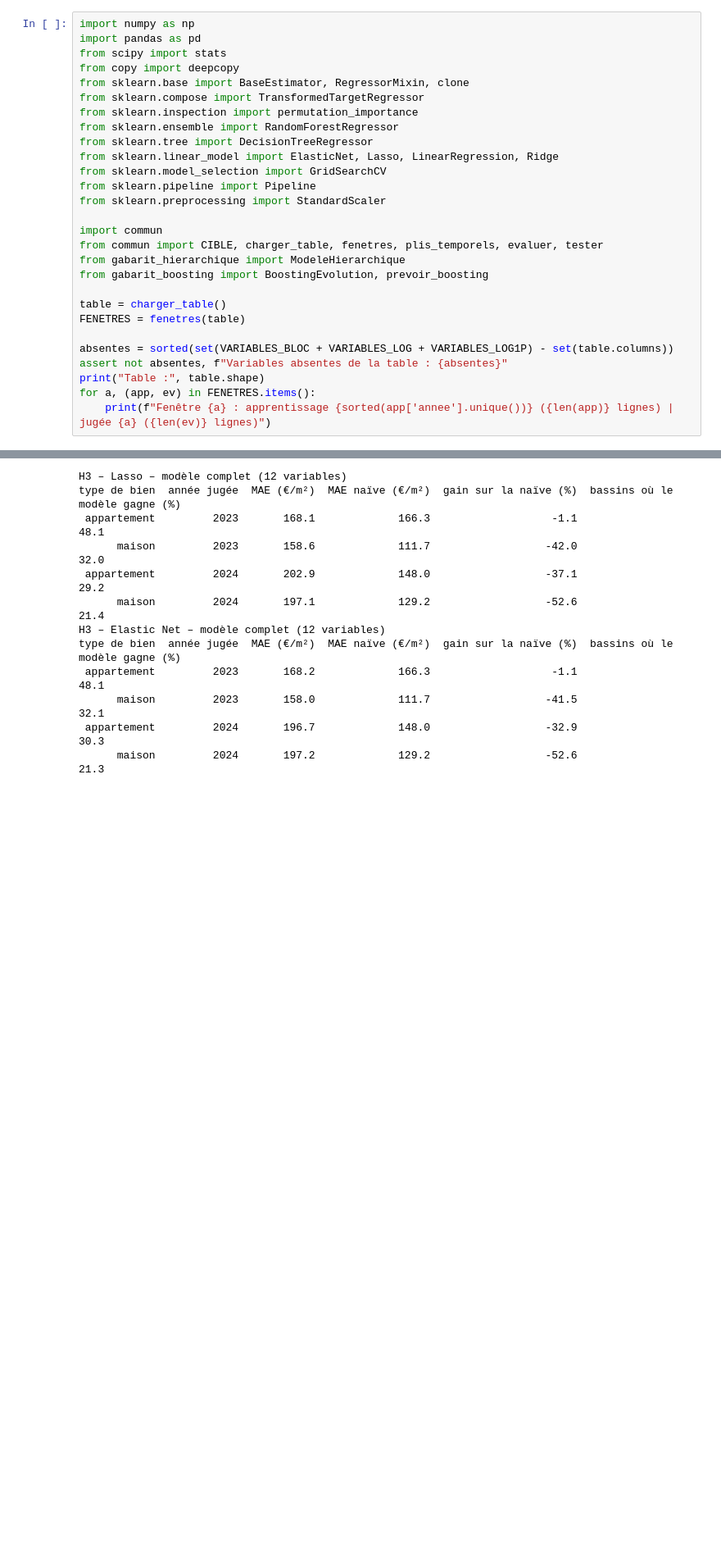
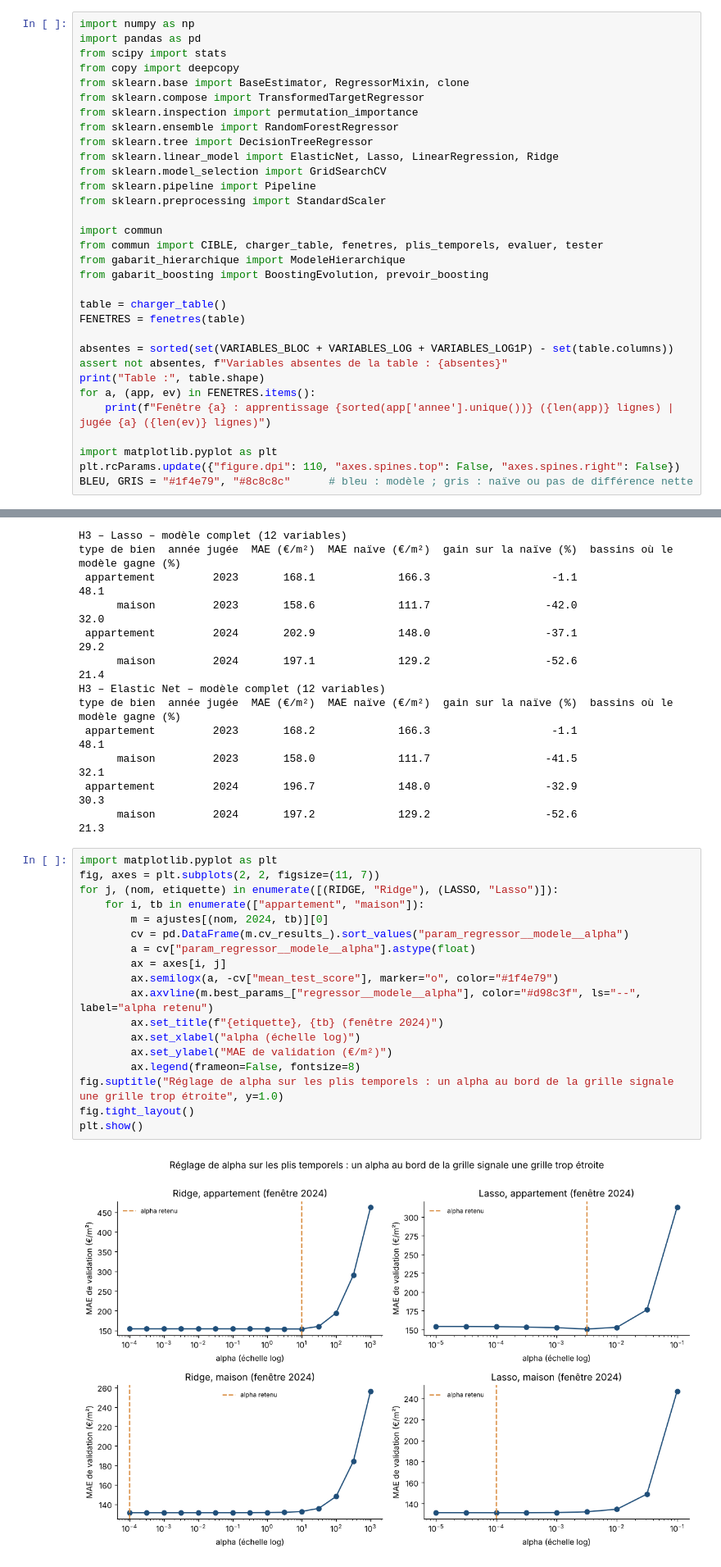
Before and after one commit to cecile-learns/projet_compagnon, a Jupyter notebook: 03_modelisation/H3_globale.ipynb, the cells around one changed output, grey strips where cells are left out. Shown at 82% size. Cells and saved outputs as stored; diff of their text form; blank space fills up the shorter version.

Commit message:
H3 globale : graphiques, test 2025, variables de l'audit

```diff
--- a/03_modelisation/H3_globale.ipynb
+++ b/03_modelisation/H3_globale.ipynb
@@ -76,6 +76,10 @@ assert not absentes, f"Variables absentes de la table : {absentes}"
 print("Table :", table.shape)
 for a, (app, ev) in FENETRES.items():
     print(f"Fenêtre {a} : apprentissage {sorted(app['annee'].unique())} ({len(app)} lignes) | jugée {a} ({len(ev)} lignes)")
+
+import matplotlib.pyplot as plt
+plt.rcParams.update({"figure.dpi": 110, "axes.spines.top": False, "axes.spines.right": False})
+BLEU, GRIS = "#1f4e79", "#8c8c8c"      # bleu : modèle ; gris : naïve ou pas de différence nette
 # %% [output]
 Table : (23489, 39)
 Fenêtre 2023 : apprentissage [np.int64(2020), np.int64(2021), np.int64(2022)] (7987 lignes) | jugée 2023 (2641 lignes)
@@ -364,6 +368,26 @@ type de bien  année jugée  MAE (€/m²)  MAE naïve (€/m²)  gain sur la na
       maison         2023       158.0             111.7                  -41.5                            32.1
  appartement         2024       196.7             148.0                  -32.9                            30.3
       maison         2024       197.2             129.2                  -52.6                            21.3
+# %%
+import matplotlib.pyplot as plt
+fig, axes = plt.subplots(2, 2, figsize=(11, 7))
+for j, (nom, etiquette) in enumerate([(RIDGE, "Ridge"), (LASSO, "Lasso")]):
+    for i, tb in enumerate(["appartement", "maison"]):
+        m = ajustes[(nom, 2024, tb)][0]
+        cv = pd.DataFrame(m.cv_results_).sort_values("param_regressor__modele__alpha")
+        a = cv["param_regressor__modele__alpha"].astype(float)
+        ax = axes[i, j]
+        ax.semilogx(a, -cv["mean_test_score"], marker="o", color="#1f4e79")
+        ax.axvline(m.best_params_["regressor__modele__alpha"], color="#d98c3f", ls="--", label="alpha retenu")
+        ax.set_title(f"{etiquette}, {tb} (fenêtre 2024)")
+        ax.set_xlabel("alpha (échelle log)")
+        ax.set_ylabel("MAE de validation (€/m²)")
+        ax.legend(frameon=False, fontsize=8)
+fig.suptitle("Réglage de alpha sur les plis temporels : un alpha au bord de la grille signale une grille trop étroite", y=1.0)
+fig.tight_layout()
+plt.show()
+# %% [output]
+[figure, added]
 # %% [markdown]
 ### 4.3 Variante : modèle complet + équipements (piste H3a), et régularisation sur le prix N-1 seul
 - **Équipements :** Théophyle signale un gain faible des équipements pour les maisons ; on les ajoute au modèle complet pour voir s'ils tiennent quand le reste est là.
```
Also changed, not shown: parts of 19 cells of this notebook, 1 other file.
